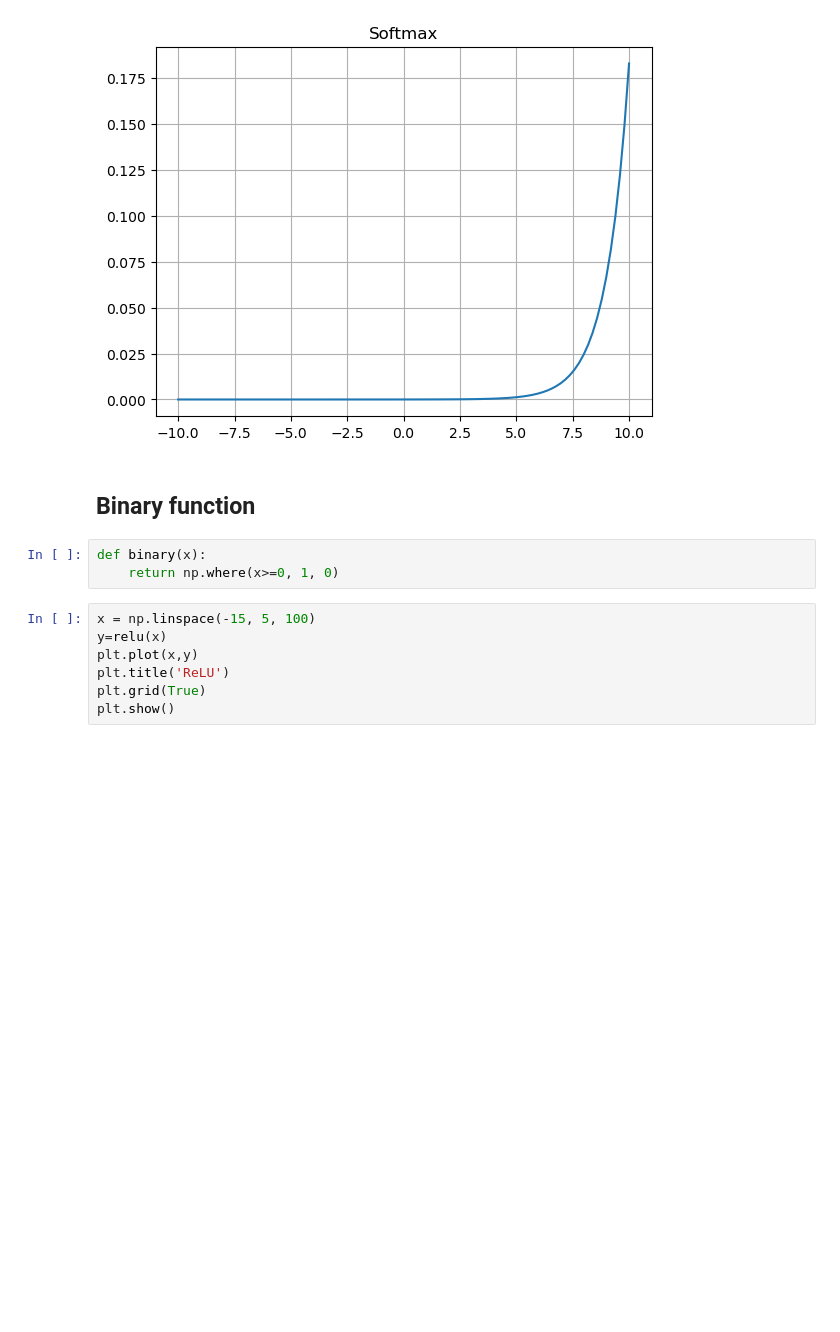
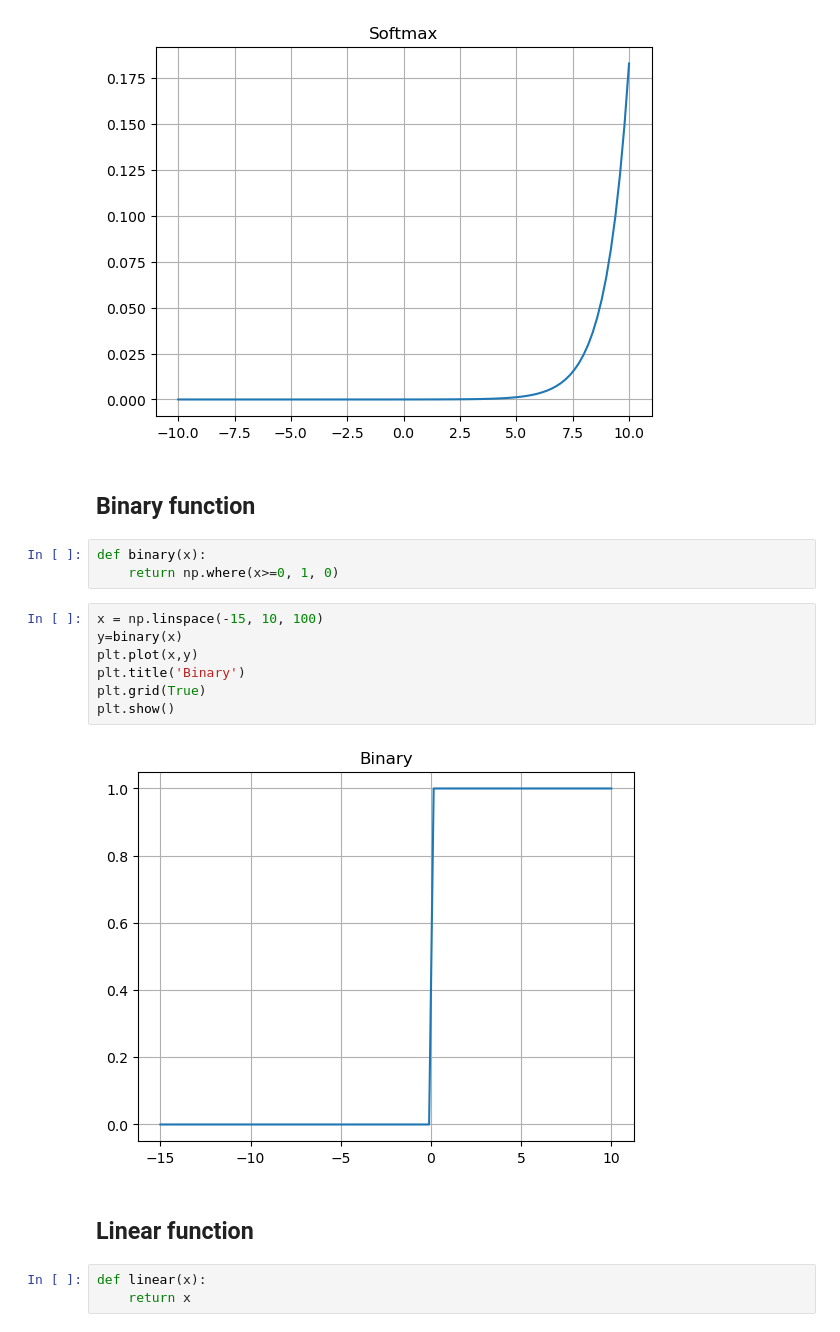
Before and after one commit to sohv/NDL-Lab, a Jupyter notebook: Lab0.ipynb, the cells around one changed output. Cells and saved outputs as stored; diff of their text form; blank space fills up the shorter version.

```diff
--- a/Lab0.ipynb
+++ b/Lab0.ipynb
@@ -87,9 +87,16 @@ plt.show()
 def binary(x):
     return np.where(x>=0, 1, 0)
 # %%
-x = np.linspace(-15, 5, 100)
-y=relu(x)
+x = np.linspace(-15, 10, 100)
+y=binary(x)
 plt.plot(x,y)
-plt.title('ReLU')
+plt.title('Binary')
 plt.grid(True)
 plt.show()
+# %% [output]
+[figure, added]
+# %% [markdown]
+## Linear function
+# %%
+def linear(x):
+    return x
```
Also changed, not shown: parts of 1 cell of this notebook, 1 other file.
